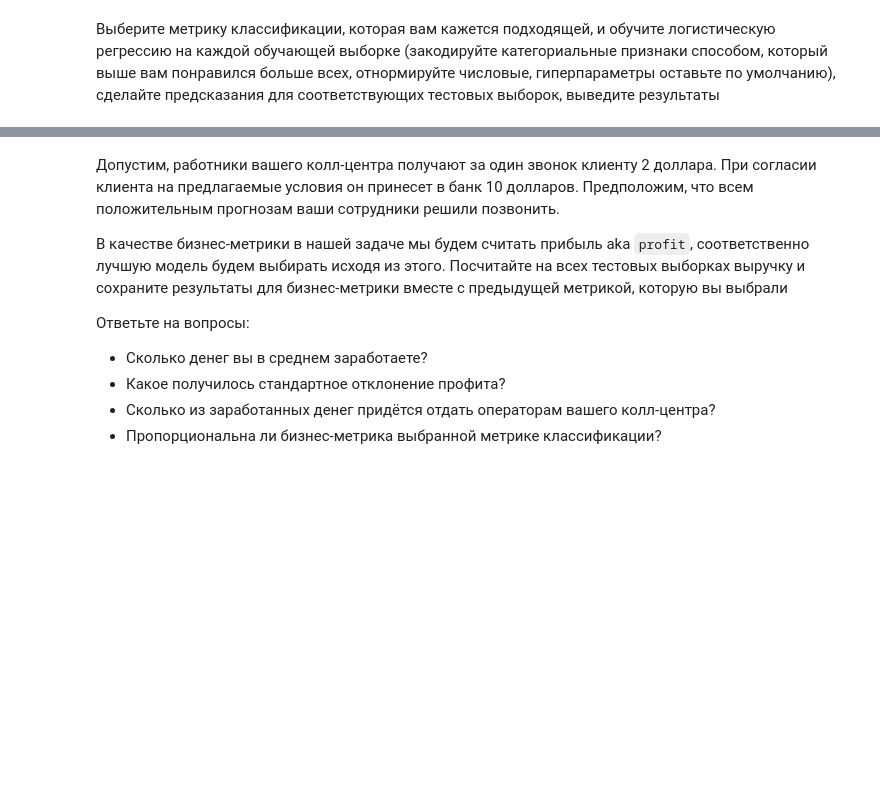
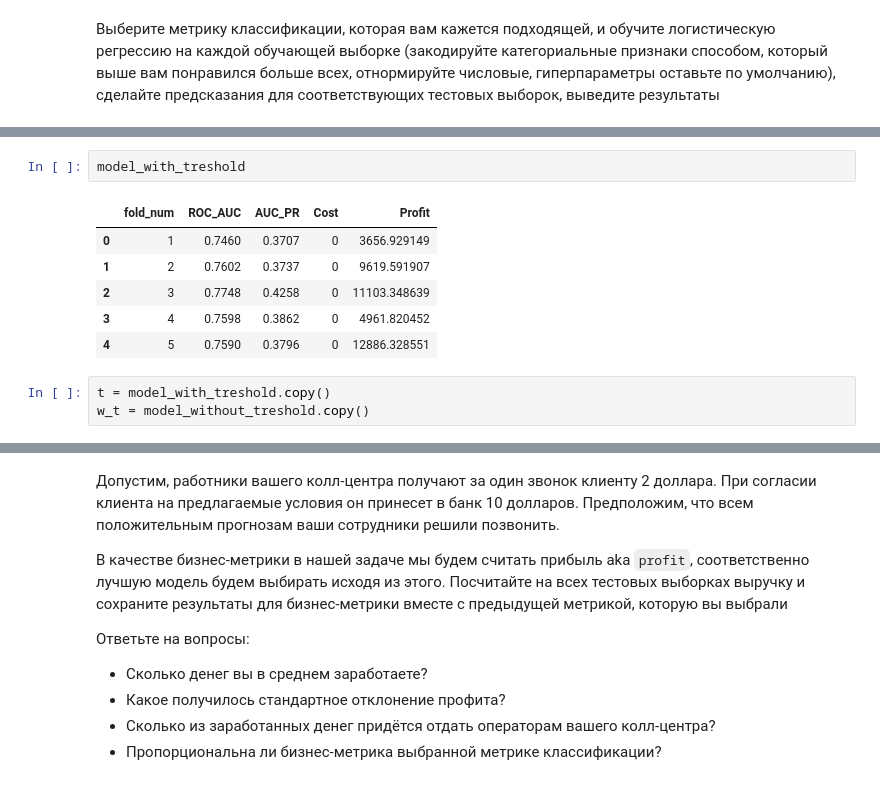
Before and after one commit to Uralbeckins/ML-Sokolov-Course, a Jupyter notebook: homework_practice_04_linclass.ipynb, the cells around one changed output, grey strips where cells are left out. Drawn from its saved outputs; the diff is of its cells as text; blank space fills up the shorter version.

```diff
--- a/homework_practice_04_linclass.ipynb
+++ b/homework_practice_04_linclass.ipynb
@@ -1531,0 +1541,12 @@ model_without_treshold = cross_validate(X_final, y)
+# %%
+model_with_treshold
+# %% [output]
+|  | fold_num | ROC_AUC | AUC_PR | Cost | Profit |
+| 0 | 1 | 0.7460 | 0.3707 | 0 | 3656.929149 |
+| 1 | 2 | 0.7602 | 0.3737 | 0 | 9619.591907 |
+| 2 | 3 | 0.7748 | 0.4258 | 0 | 11103.348639 |
+| 3 | 4 | 0.7598 | 0.3862 | 0 | 4961.820452 |
+| 4 | 5 | 0.7590 | 0.3796 | 0 | 12886.328551 |
+# %%
+t = model_with_treshold.copy()
+w_t = model_without_treshold.copy()
```
Also changed, not shown: parts of 20 cells of this notebook, 1 other file.
